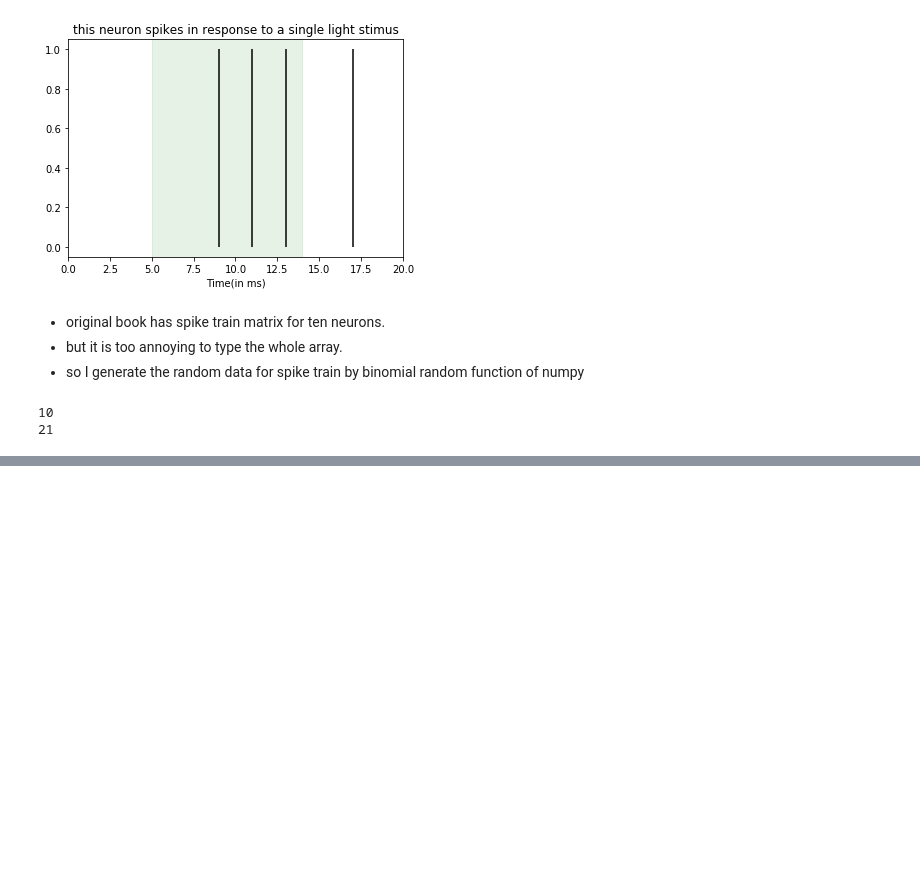
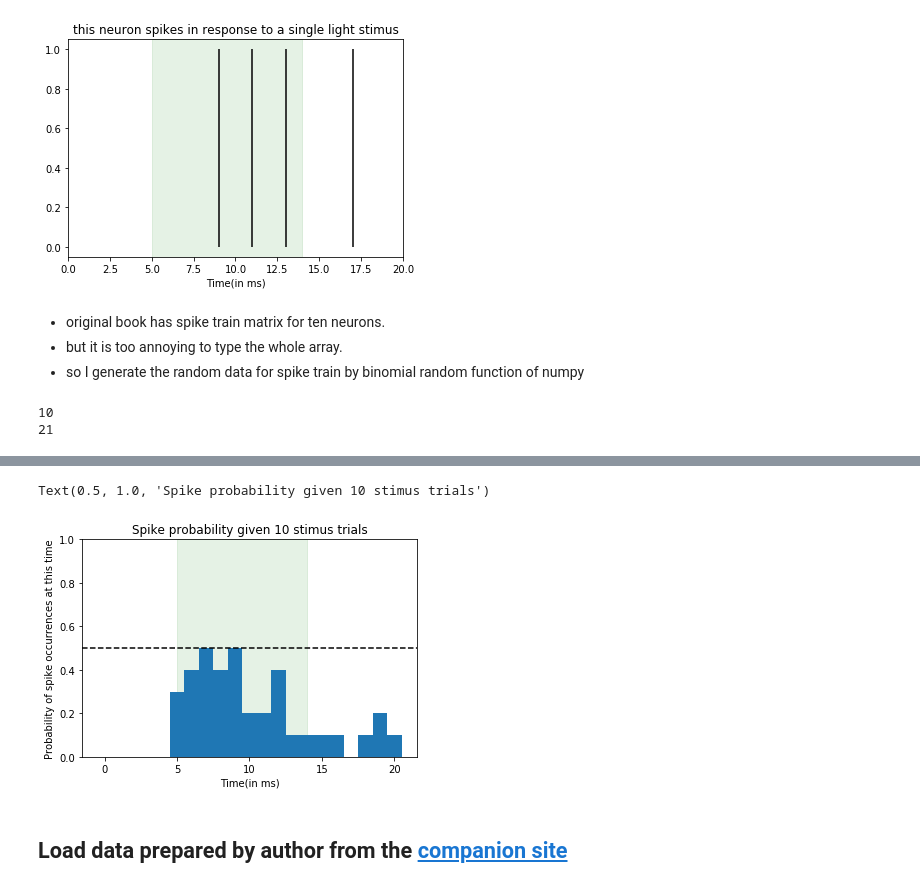
Before and after one commit to HyunsuLee/neural_data_science, a Jupyter notebook: ch3_spiketrains.ipynb, the cells around one changed output, grey strips where cells are left out. Cells and saved outputs as stored; diff of their text form; code cells hidden in the pictures; blank space fills up the shorter version.

Commit message:
new notebook for chapter 3 of neural data science
1. add dataset from companion site
2. add demo notebooks from companion site

```diff
--- a/ch3_spiketrains.ipynb
+++ b/ch3_spiketrains.ipynb
@@ -75,0 +100,13 @@ plt.yticks([x + 0.5 for x in range(10)], [str(x + 1) for x in range(10)])
+# %%
+plt.axvspan(5, 14, alpha = 0.1, color='g')
+plt.bar(range(21), np.mean(ten_spike_trains, 0), 1) # sum across the trial
+plt.xlabel('Time(in ms)')
+plt.ylim([0, 1])
+plt.axhline(y=0.5, xmin =0, xmax=20, linestyle='--', color='k')
+plt.ylabel('Probability of spike occurrences at this time')
+plt.title('Spike probability given 10 stimus trials')
+# %% [output]
+Text(0.5, 1.0, 'Spike probability given 10 stimus trials')
+[figure, added]
+# %% [markdown]
+## Load data prepared by author from the [companion site](https://www.elsevier.com/books-and-journals/book-companion/9780128040430/chapter-files#Chapter%20Files)
```
Also changed, not shown: parts of 10 cells of this notebook, 12 other files.
